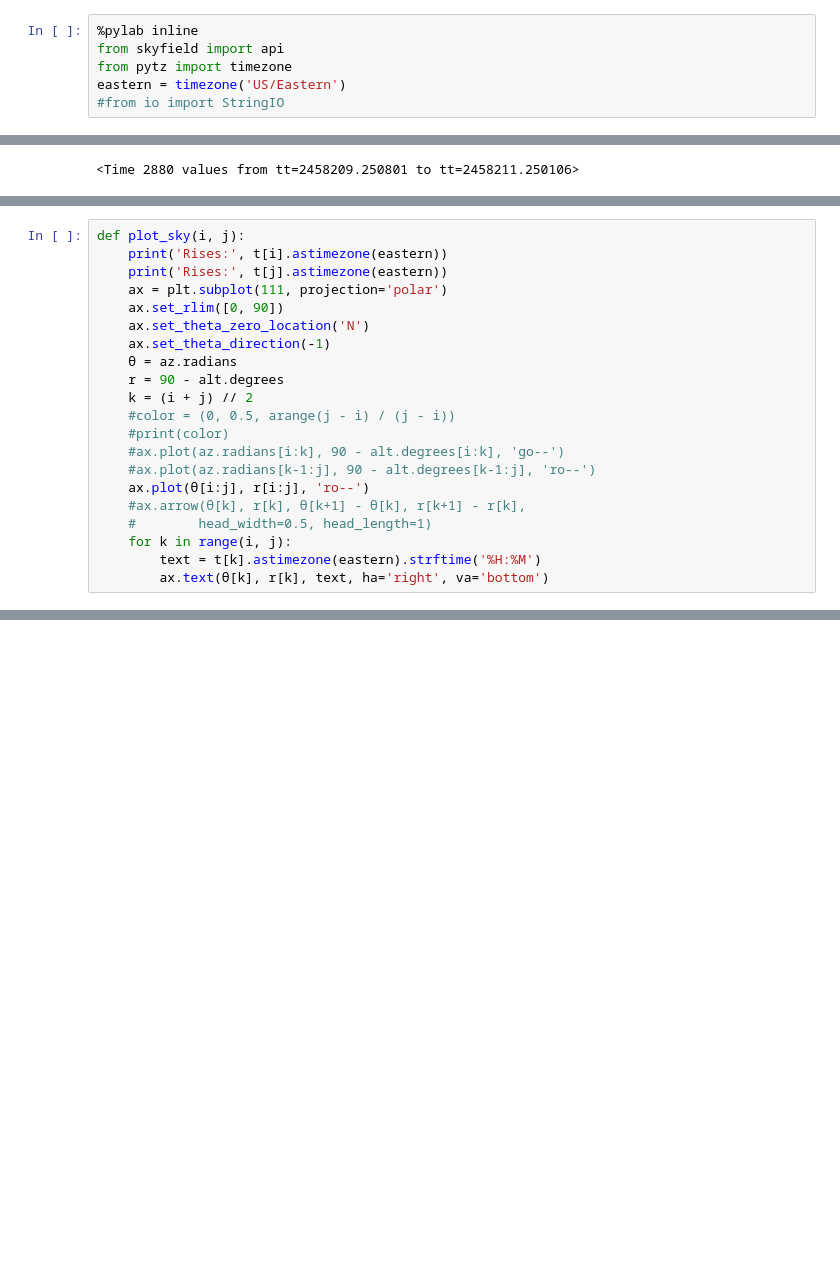
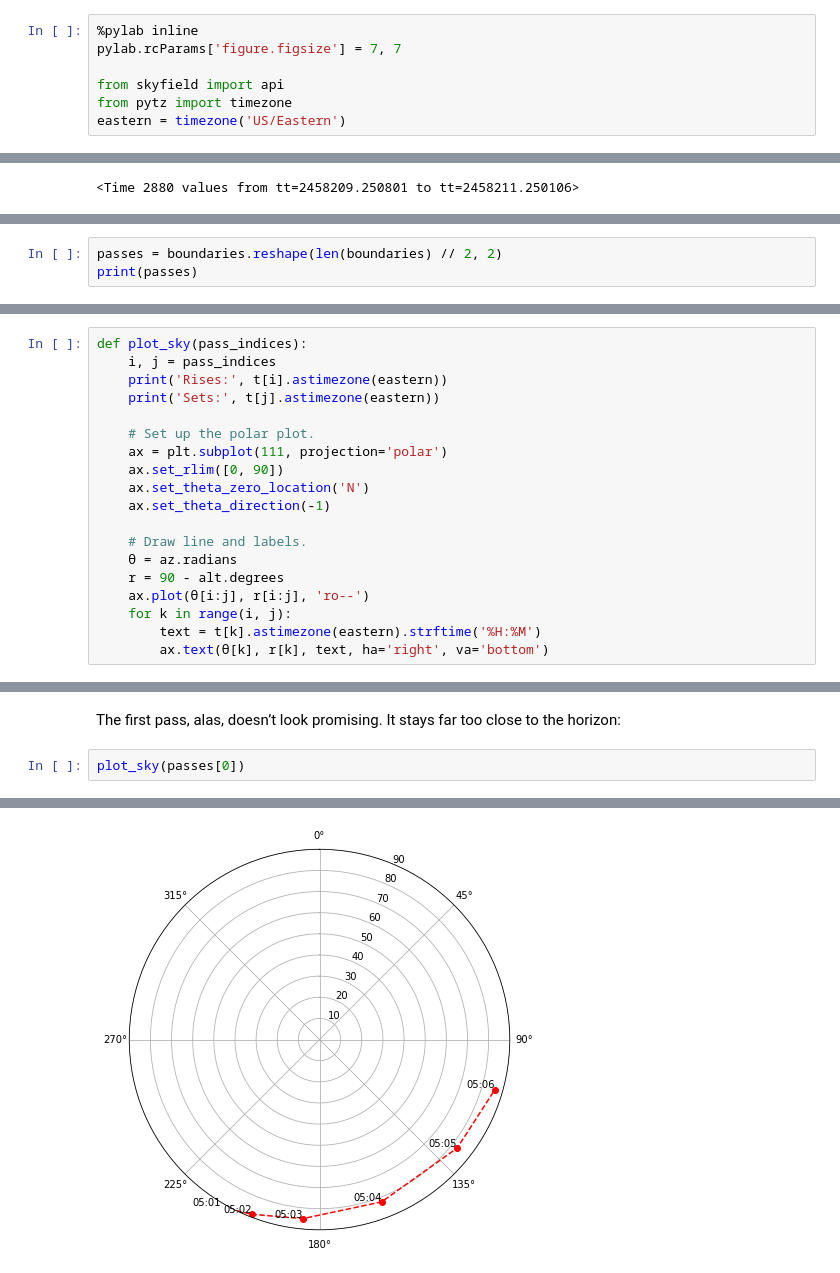
Before and after one commit to brandon-rhodes/blog, a Jupyter notebook: texts/brandon/2018/tiangong.ipynb, the cells around one changed output, grey strips where cells are left out. Saved outputs shown, nothing was run; the diff lists cells and outputs as text; blank space fills up the shorter version.

```diff
--- a/texts/brandon/2018/tiangong.ipynb
+++ b/texts/brandon/2018/tiangong.ipynb
@@ -1,8 +29,9 @@
 # %%
 %pylab inline
+pylab.rcParams['figure.figsize'] = 7, 7
+
 from skyfield import api
 from pytz import timezone
 eastern = timezone('US/Eastern')
-#from io import StringIO
 # %% [output]
 Populating the interactive namespace from numpy and matplotlib
@@ -56,0 +145,3 @@ for ti in t[1:][risings]: print(ti.astimezone(eastern))
+# %%
+passes = boundaries.reshape(len(boundaries) // 2, 2)
+print(passes)
@@ -57,21 +177,19 @@ for ti in t[1:][risings]: print(ti.astimezone(eastern))
 # %%
-def plot_sky(i, j):
+def plot_sky(pass_indices):
+    i, j = pass_indices
     print('Rises:', t[i].astimezone(eastern))
-    print('Rises:', t[j].astimezone(eastern))
+    print('Sets:', t[j].astimezone(eastern))
+
+    # Set up the polar plot.
     ax = plt.subplot(111, projection='polar')
     ax.set_rlim([0, 90])
     ax.set_theta_zero_location('N')
     ax.set_theta_direction(-1)
+
+    # Draw line and labels.
     θ = az.radians
     r = 90 - alt.degrees
-    k = (i + j) // 2
-    #color = (0, 0.5, arange(j - i) / (j - i))
-    #print(color)
-    #ax.plot(az.radians[i:k], 90 - alt.degrees[i:k], 'go--')
-    #ax.plot(az.radians[k-1:j], 90 - alt.degrees[k-1:j], 'ro--')
     ax.plot(θ[i:j], r[i:j], 'ro--')
-    #ax.arrow(θ[k], r[k], θ[k+1] - θ[k], r[k+1] - r[k],
-    #        head_width=0.5, head_length=1)
     for k in range(i, j):
         text = t[k].astimezone(eastern).strftime('%H:%M')
         ax.text(θ[k], r[k], text, ha='right', va='bottom')
@@ -89,0 +196,6 @@ Rises: 2018-04-01 06:40:00-04:00
+# %% [markdown]
+The first pass, alas, doesn’t look promising.
+It stays far too close to the horizon:
+# %%
+plot_sky(passes[0])
+# %% [output]
@@ -89,0 +204 @@ Rises: 2018-04-01 06:40:00-04:00
+[figure, added]
```
Also changed, not shown: parts of 25 cells of this notebook, 1 other file.
